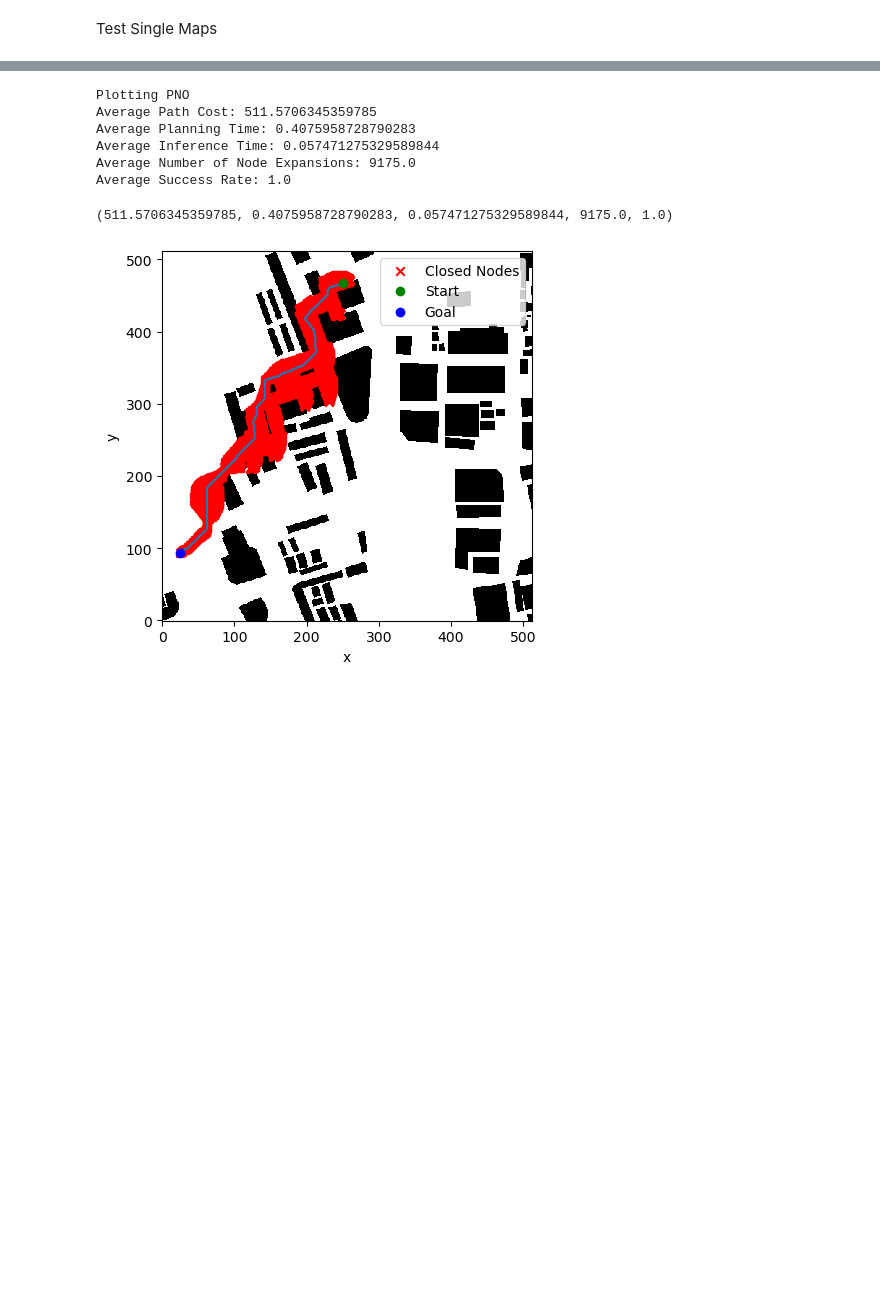
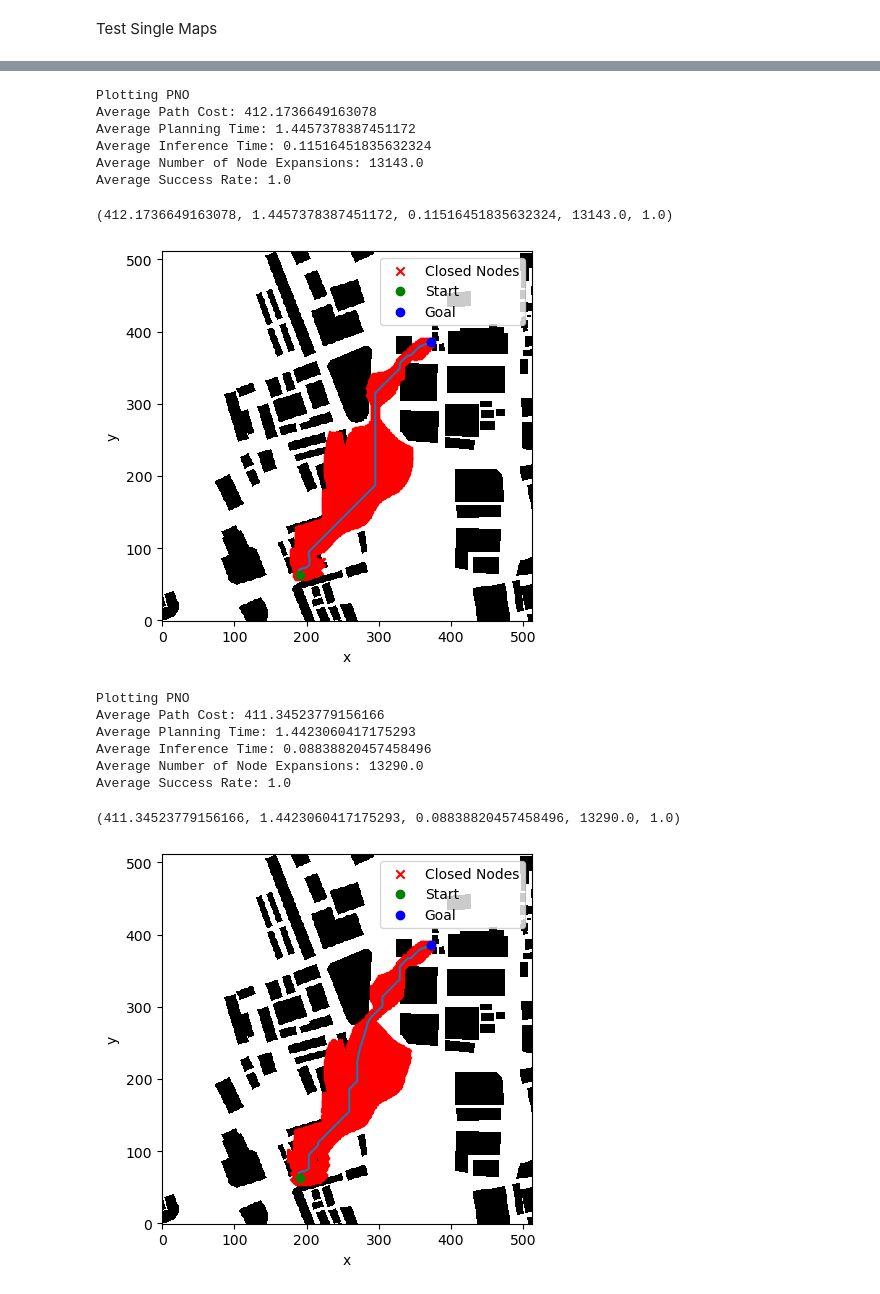
Before and after one commit to sharath-matada/Planning_Operator, a Jupyter notebook: 2D_Experiments/large_maps/test_heuristics_on_512_maps.ipynb, the cells around one changed output, grey strips where cells are left out. Drawn from its saved outputs; the diff is of its cells as text; code cells hidden in the pictures; blank space fills up the shorter version.

```diff
--- a/2D_Experiments/large_maps/test_heuristics_on_512_maps.ipynb
+++ b/2D_Experiments/large_maps/test_heuristics_on_512_maps.ipynb
@@ -201,12 +206,24 @@ Average Success Rate: 1.0
 # %%
 print("Plotting PNO")
-testheuristiconmaps(starttest, goaltest, maptest, planningoperator, plotresults=True, printvalues=True, erosion = 1, model=model, saveplotdata=True)
+testheuristiconmaps(starttest, goaltest, maptest, planningoperator, plotresults=True, printvalues=True, erosion = 1, model=model, saveplotdata=False)
 # %% [output]
 Plotting PNO
-Average Path Cost: 511.5706345359785
-Average Planning Time: 0.4075958728790283
-Average Inference Time: 0.057471275329589844
-Average Number of Node Expansions: 9175.0
+Average Path Cost: 412.1736649163078
+Average Planning Time: 1.4457378387451172
+Average Inference Time: 0.11516451835632324
+Average Number of Node Expansions: 13143.0
 Average Success Rate: 1.0
-(511.5706345359785, 0.4075958728790283, 0.057471275329589844, 9175.0, 1.0)
+(412.1736649163078, 1.4457378387451172, 0.11516451835632324, 13143.0, 1.0)
-[figure, old version]
+[figure, new version]
+# %%
+print("Plotting PNO")
+testheuristiconmaps(starttest, goaltest, maptest, planningoperator, plotresults=True, printvalues=True, erosion = 3, model=model, saveplotdata=False)
+# %% [output]
+Plotting PNO
+Average Path Cost: 411.34523779156166
+Average Planning Time: 1.4423060417175293
+Average Inference Time: 0.08838820457458496
+Average Number of Node Expansions: 13290.0
+Average Success Rate: 1.0
+(411.34523779156166, 1.4423060417175293, 0.08838820457458496, 13290.0, 1.0)
+[figure, added]
```
Also changed, not shown: parts of 3 cells of this notebook, 3 other files.
